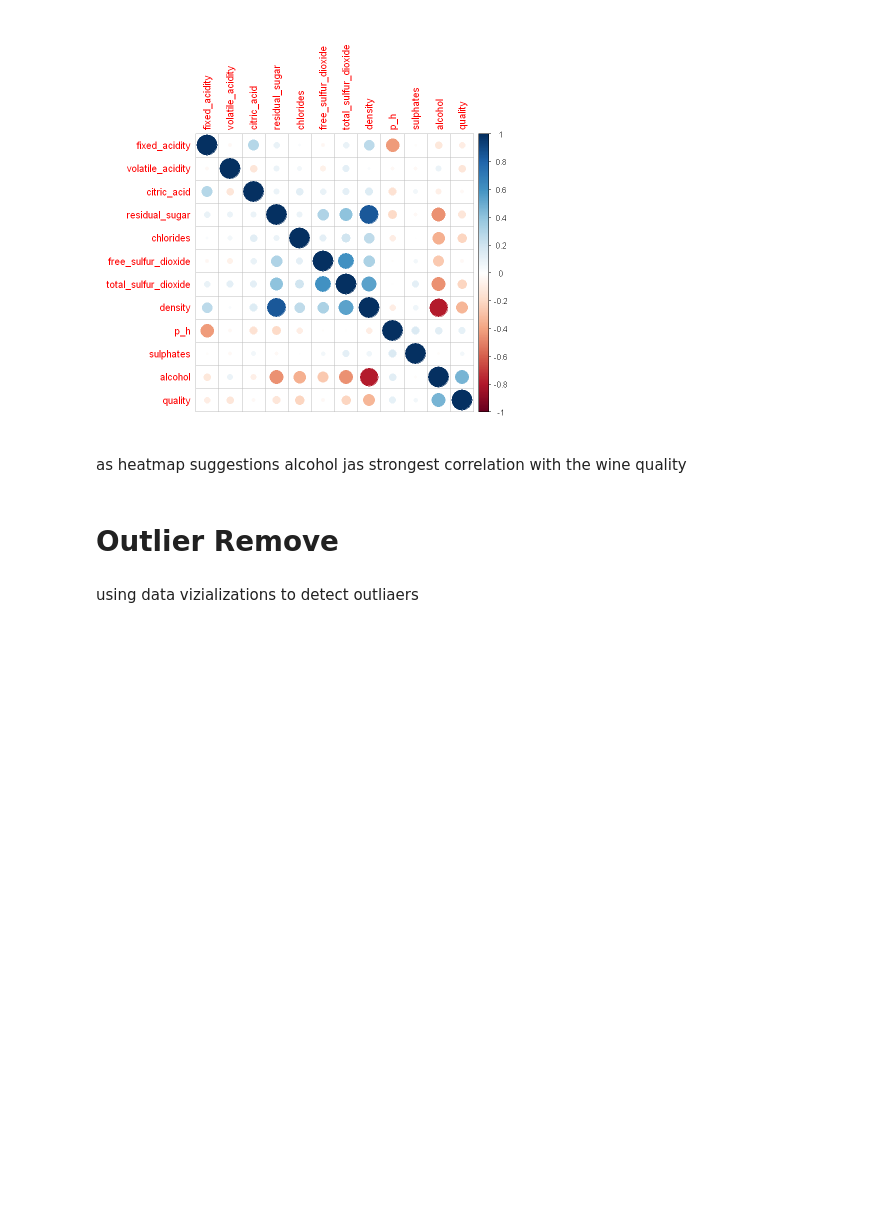
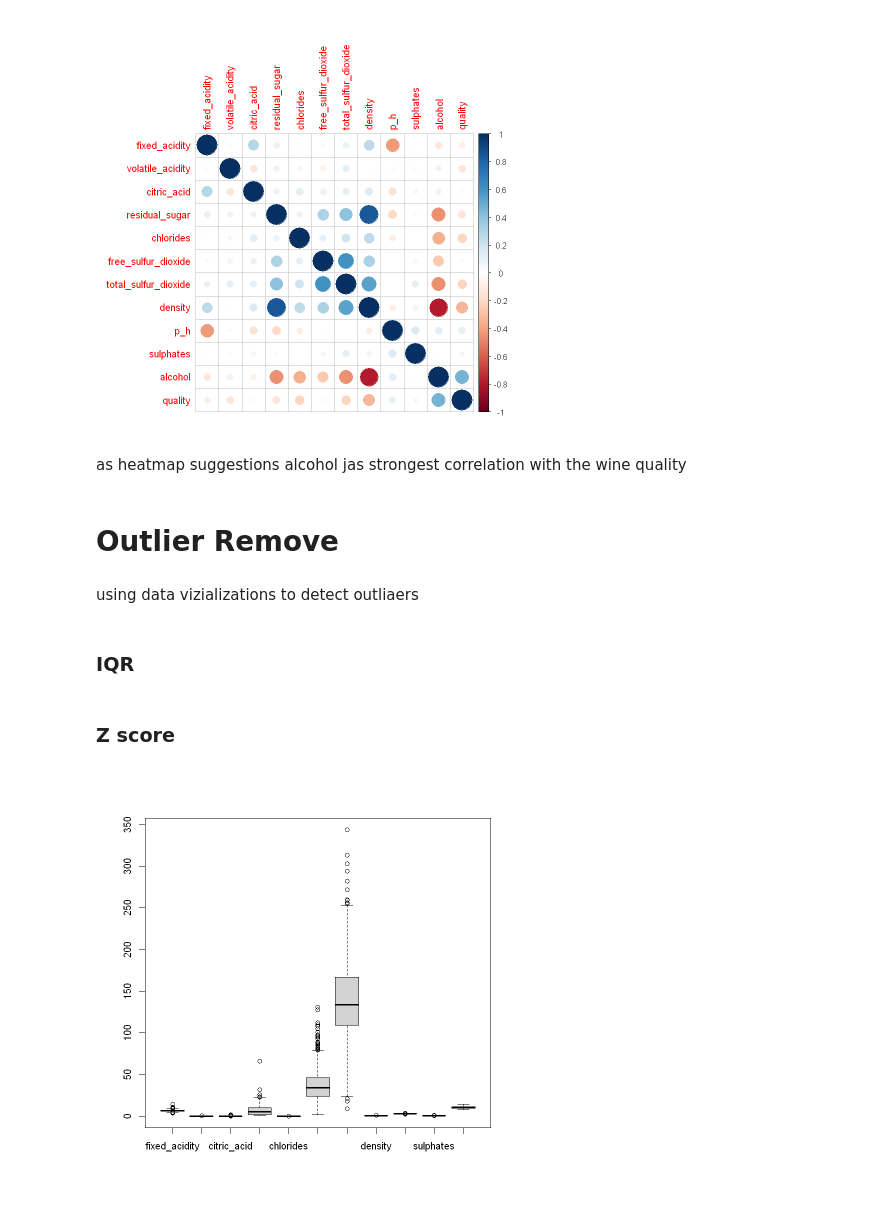
Before and after one commit to Saranga99/DM-ML, a Jupyter notebook: coursework/CW_Q1.ipynb, the cells around one changed output. Drawn from its saved outputs; the diff is of its cells as text; code cells hidden in the pictures; blank space fills up the shorter version.

Commit message:
adding plots

```diff
--- a/coursework/CW_Q1.ipynb
+++ b/coursework/CW_Q1.ipynb
@@ -93,0 +108,2 @@ data <- data.frame(
+# %% [markdown]
+### IQR
@@ -93,0 +123,6 @@ data <- data.frame(
+# %% [markdown]
+### Z score
+# %%
+boxplot(df[1:11])
+# %% [output]
+[figure, added]
```
Also changed, not shown: parts of 20 cells of this notebook, 15 other files.
